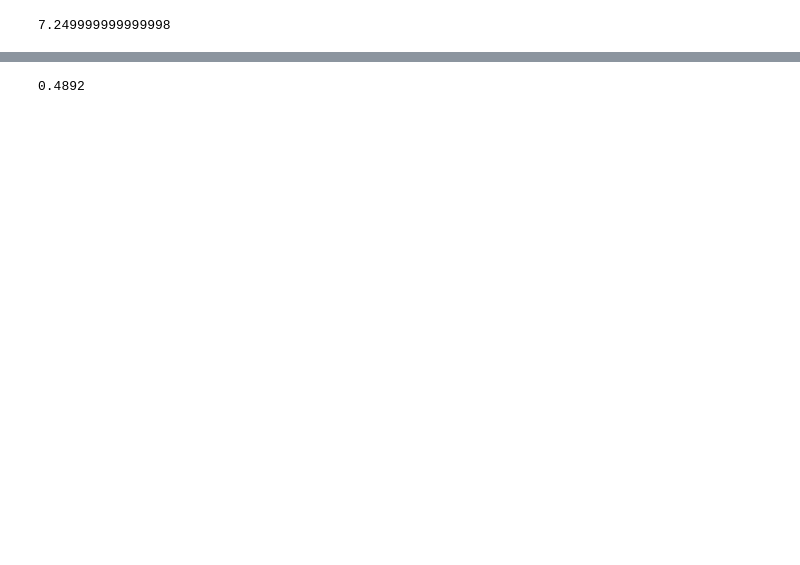
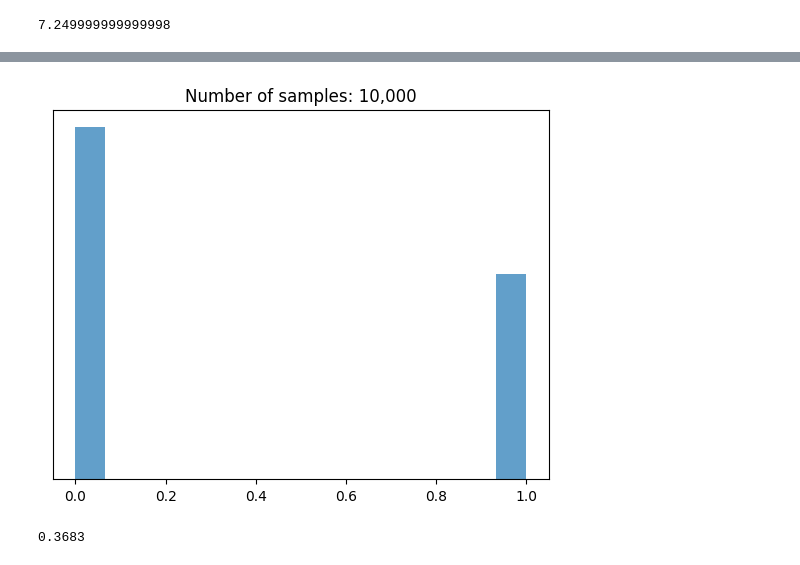
Before and after one commit to zcaiElvis/LMH_HOPPL, a Jupyter notebook: notebooks/homework_6.ipynb, the cells around one changed output, grey strips where cells are left out. Cells and saved outputs as stored; diff of their text form; code cells hidden in the pictures; blank space fills up the shorter version.

```diff
--- a/notebooks/homework_6.ipynb
+++ b/notebooks/homework_6.ipynb
@@ -165,4 +162,22 @@ data = np.loadtxt(file)
-# %%
-sum(data)/len(data)
-# %% [output]
-0.4892
+# %%
+# Program 7
+
+# Load data
+file = results(inference, 7)
+data = np.loadtxt(file)
+
+# Make plot
+fig, ax = plt.subplots()
+plt.title('Number of samples: {:,}'.format(data.shape[0]))
+plt.hist(data, density=True, bins='auto', alpha=0.7)
+xmin, xmax = ax.get_xlim()
+x = np.linspace(xmin, xmax, 128)
+plt.yticks([])
+
+plt.show()
+# %% [output]
+[figure, added]
+# %%
+np.mean(data)
+# %% [output]
+0.3683
```
Also changed, not shown: parts of 11 cells of this notebook, 2 other files.
